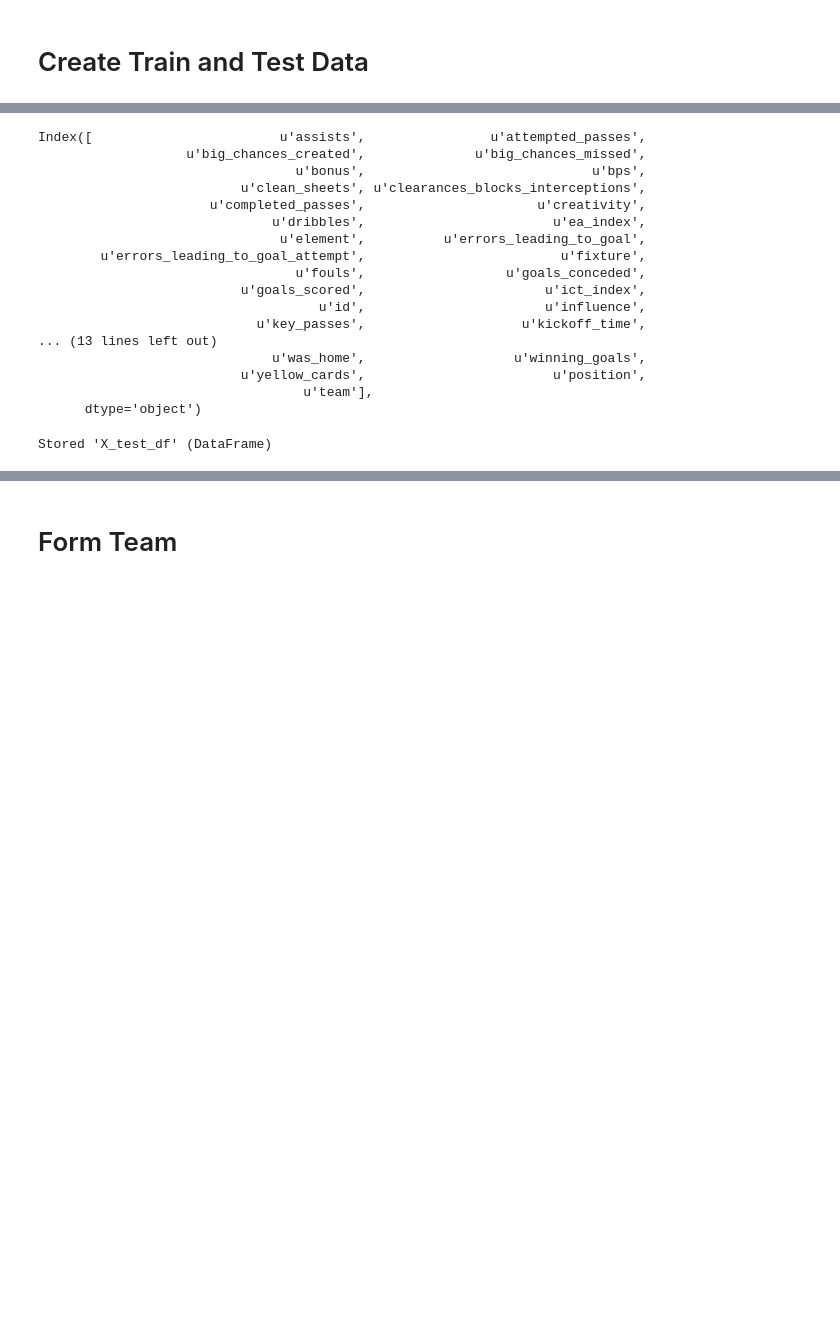
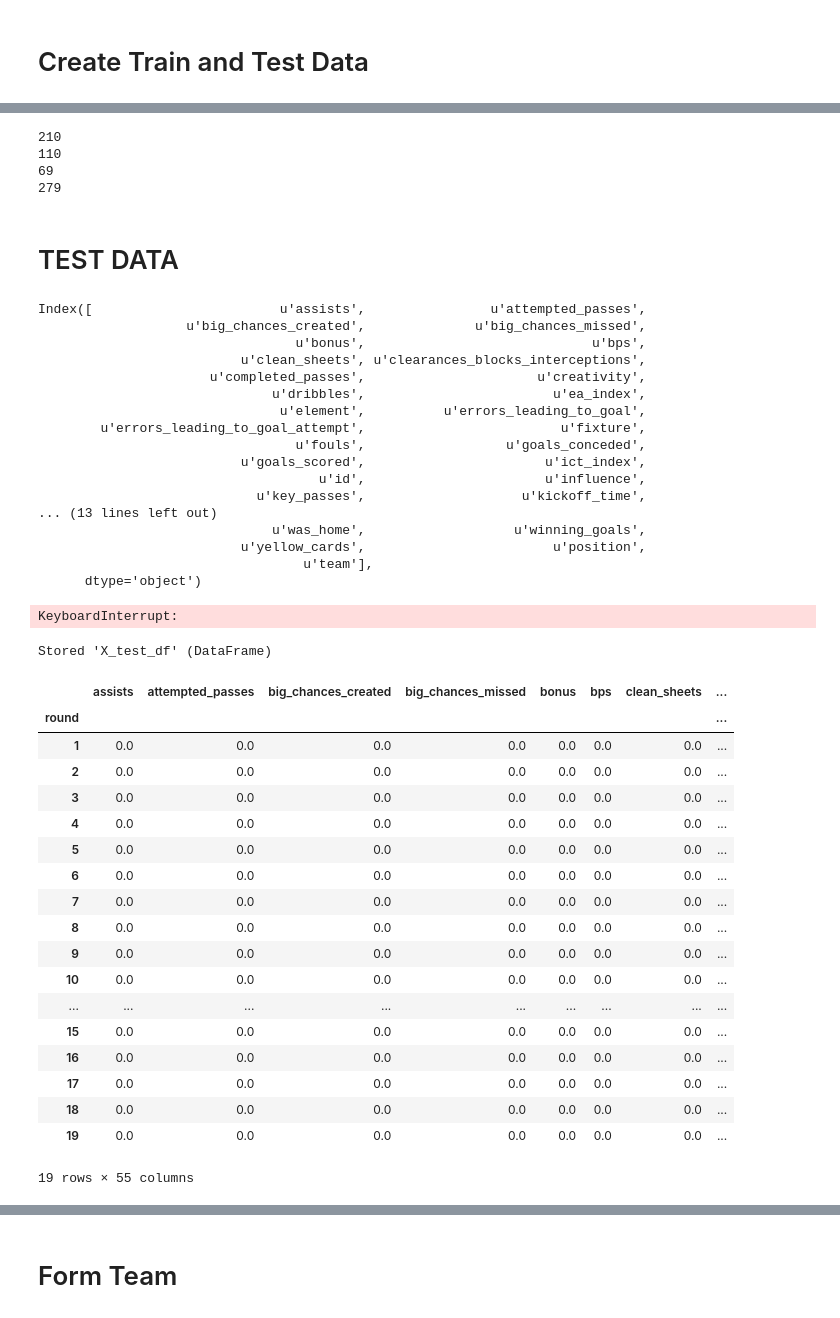
Before and after one commit to rivaldo4t/RecommendationOnFantasyLeague-ROFL, a Jupyter notebook: dataScrape_SB1.ipynb, the cells around one changed output, grey strips where cells are left out. Saved outputs shown, nothing was run; the diff lists cells and outputs as text; code cells hidden in the pictures; blank space fills up the shorter version.

Commit message:
training model

```diff
--- a/dataScrape_SB1.ipynb
+++ b/dataScrape_SB1.ipynb
@@ -681,0 +691,33 @@ Zlatan_Ibrahimovic                   0.157895      0.184211
+# %%
+n = 0
+for i in X_train_players_def_avg_df.index:
+    if i in player_pos_team.index:
+        n += 1
+        X_train_players_def_avg_df.loc[i, 'team'] = player_pos_team.loc[i]['Team']
+print n
+
+n = 0
+for i in X_train_players_fwd_avg_df.index:
+    if i in player_pos_team.index:
+        n += 1
+        X_train_players_fwd_avg_df.loc[i, 'team'] = player_pos_team.loc[i]['Team']
+print n
+
+n = 0
+for i in X_train_players_glk_avg_df.index:
+    if i in player_pos_team.index:
+        n += 1
+        X_train_players_glk_avg_df.loc[i, 'team'] = player_pos_team.loc[i]['Team']
+print n
+
+n = 0
+for i in X_train_players_mid_avg_df.index:
+    if i in player_pos_team.index:
+        n += 1
+        X_train_players_mid_avg_df.loc[i, 'team'] = player_pos_team.loc[i]['Team']
+print n
+# %% [output]
+210
+110
+69
+279
@@ -682,11 +734,14 @@ Zlatan_Ibrahimovic                   0.157895      0.184211
+# %% [markdown]
+# TEST DATA
 # %%
+usecols = ['assists', 'attempted_passes', 'big_chances_created', 'big_chances_missed', 'bonus', 'bps', 'clean_sheets',
+'clearances_blocks_interceptions', 'completed_passes', 'creativity', 'dribbles', 'ea_index', 'errors_leading_to_goal', 'errors_leading_to_goal_attempt',
+'fouls', 'goals_conceded', 'goals_scored', 'ict_index', 'influence', 'key_passes', 'minutes', 'offside', 'open_play_crosses',
+'own_goals', 'penalties_conceded', 'penalties_missed', 'penalties_saved', 'recoveries', 'red_cards', 'saves', 'selected', 'tackled',
+'tackles', 'target_missed', 'threat', 'total_points', 'value', 'yellow_cards']
 
 print players_gw_1718_df.columns
-usecols = ['assists', 'attempted_passes', 'big_chances_created', 'big_chances_missed', 'bonus', 'bps', 'clean_sheets',
-'clearances_blocks_interceptions', 'completed_passes', 'creativity', 'dribbles', 'errors_leading_to_goal', 'errors_leading_to_goal_attempt',
-'fouls', 'goals_conceded', 'goals_scored', 'influence', 'key_passes', 'minutes', 'offside', 'open_play_crosses',
-'own_goals', 'penalties_conceded', 'penalties_missed', 'penalties_saved', 'recoveries', 'red_cards', 'saves', 'selected', 'tackled',
-'tackles', 'target_missed', 'threat', 'total_points', 'value', 'yellow_cards']
+
 
 
 X_test_df = players_gw_1718_df.copy()
@@ -738,6 +793,7 @@ Index([                        u'assists',                u'attempted_passes',
                           u'yellow_cards',                        u'position',
                                   u'team'],
       dtype='object')
+KeyboardInterrupt:
 # %%
 %store X_test_df
 # %% [output]
@@ -745,2 +803,24 @@ Stored 'X_test_df' (DataFrame)
+# %%
+X_test_df.loc['Diego_Da Silva Costa']
+# %% [output]
+|  | assists | attempted_passes | big_chances_created | big_chances_missed | bonus | bps | clean_sheets | ... |
+| round |  |  |  |  |  |  |  | ... |
+| 1 | 0.0 | 0.0 | 0.0 | 0.0 | 0.0 | 0.0 | 0.0 | ... |
+| 2 | 0.0 | 0.0 | 0.0 | 0.0 | 0.0 | 0.0 | 0.0 | ... |
+| 3 | 0.0 | 0.0 | 0.0 | 0.0 | 0.0 | 0.0 | 0.0 | ... |
+| 4 | 0.0 | 0.0 | 0.0 | 0.0 | 0.0 | 0.0 | 0.0 | ... |
+| 5 | 0.0 | 0.0 | 0.0 | 0.0 | 0.0 | 0.0 | 0.0 | ... |
+| 6 | 0.0 | 0.0 | 0.0 | 0.0 | 0.0 | 0.0 | 0.0 | ... |
+| 7 | 0.0 | 0.0 | 0.0 | 0.0 | 0.0 | 0.0 | 0.0 | ... |
+| 8 | 0.0 | 0.0 | 0.0 | 0.0 | 0.0 | 0.0 | 0.0 | ... |
+| 9 | 0.0 | 0.0 | 0.0 | 0.0 | 0.0 | 0.0 | 0.0 | ... |
+| 10 | 0.0 | 0.0 | 0.0 | 0.0 | 0.0 | 0.0 | 0.0 | ... |
+| ... | ... | ... | ... | ... | ... | ... | ... | ... |
+| 15 | 0.0 | 0.0 | 0.0 | 0.0 | 0.0 | 0.0 | 0.0 | ... |
+| 16 | 0.0 | 0.0 | 0.0 | 0.0 | 0.0 | 0.0 | 0.0 | ... |
+| 17 | 0.0 | 0.0 | 0.0 | 0.0 | 0.0 | 0.0 | 0.0 | ... |
+| 18 | 0.0 | 0.0 | 0.0 | 0.0 | 0.0 | 0.0 | 0.0 | ... |
+| 19 | 0.0 | 0.0 | 0.0 | 0.0 | 0.0 | 0.0 | 0.0 | ... |
+19 rows × 55 columns
 # %%
 Y_test_df = players_gw_1718_df.loc[:, ['total_points']]
```
Also changed, not shown: parts of 40 cells of this notebook, 1 other file.
